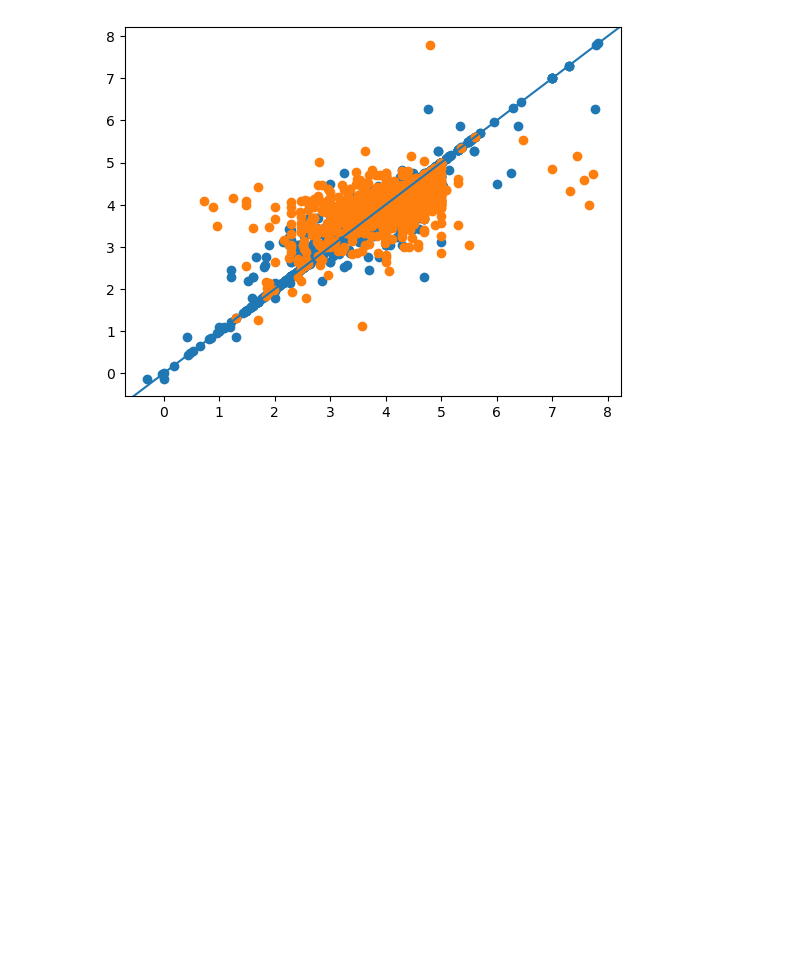
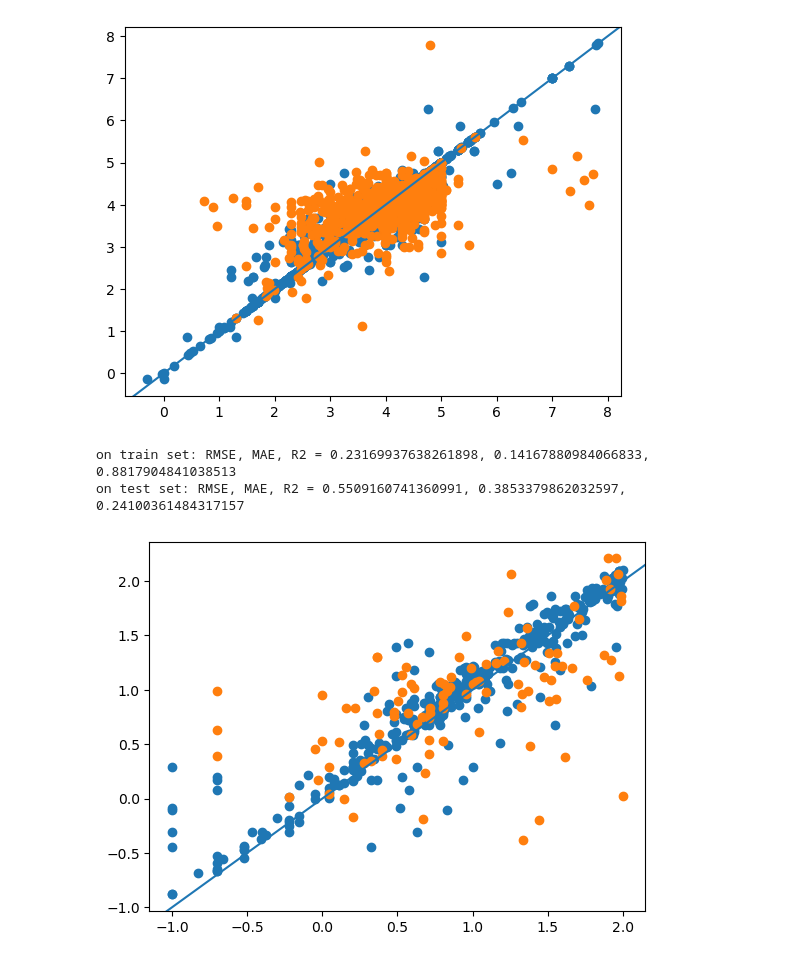
Before and after one commit to Iwomichu/structure-based-admet-prediction, a Jupyter notebook: notebooks/MACCS.ipynb, the cells around one changed output. Drawn from its saved outputs; the diff is of its cells as text; code cells hidden in the pictures; blank space fills up the shorter version.

```diff
--- a/notebooks/MACCS.ipynb
+++ b/notebooks/MACCS.ipynb
@@ -116,3 +106,11 @@ test_model(model)
 on train set: RMSE, MAE, R2 = 0.16337214442079173, 0.04428051395732711, 0.9494493393328047
 on test set: RMSE, MAE, R2 = 0.628622440378699, 0.40945231126435766, 0.2809193931019893
 [figure]
+# %%
+x_train, x_test, y_train, y_test = train_test_split(X, y, test_size=0.2)
+nn = MLPRegressor(hidden_layer_sizes=(100, 50, 10), alpha=0.002)
+test_model(nn)
+# %% [output]
+on train set: RMSE, MAE, R2 = 0.23169937638261898, 0.14167880984066833, 0.8817904841038513
+on test set: RMSE, MAE, R2 = 0.5509160741360991, 0.3853379862032597, 0.24100361484317157
+[figure, added]
```
Also changed, not shown: parts of 10 cells of this notebook, 3 other files.
